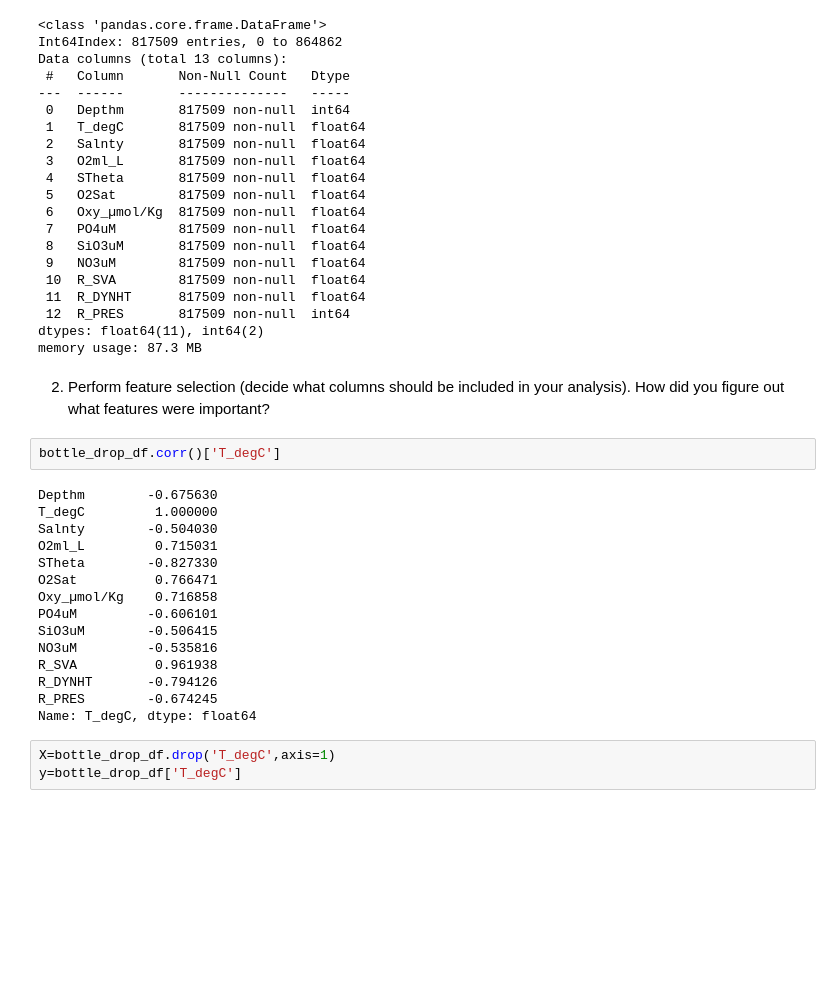
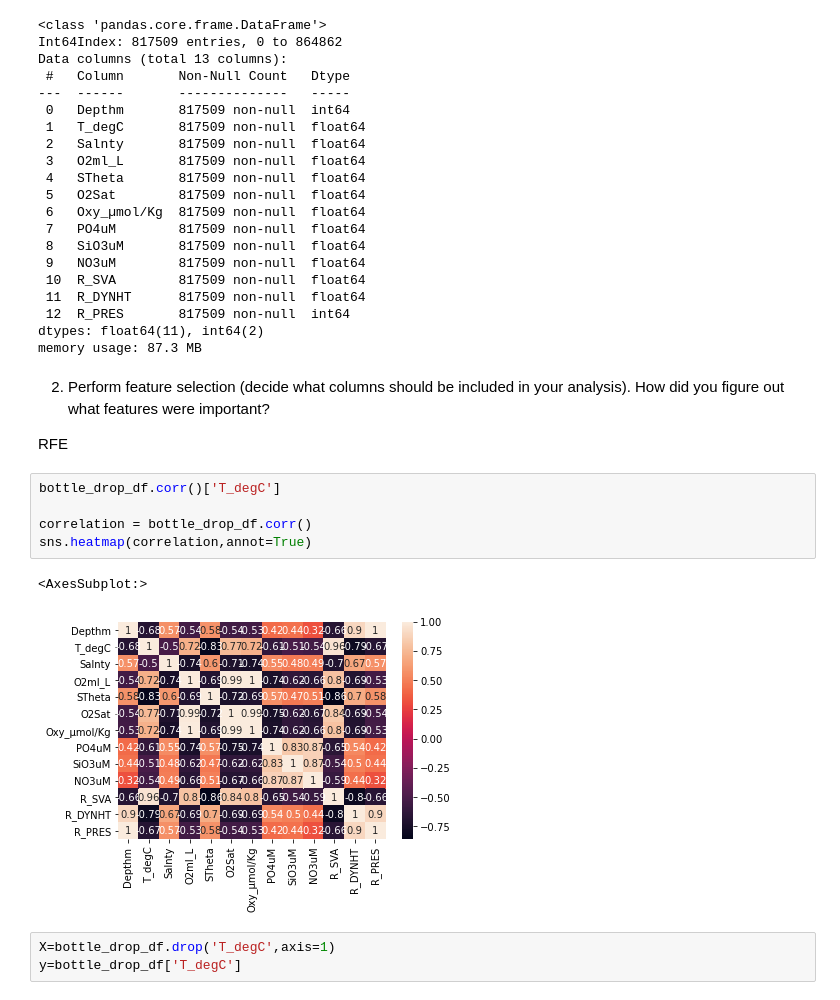
Before and after one commit to SharonBond/homework, a Jupyter notebook: week_14/version_2_week_14_homework.ipynb, the cells around one changed output. Saved outputs shown, nothing was run; the diff lists cells and outputs as text; blank space fills up the shorter version.

```diff
--- a/week_14/version_2_week_14_homework.ipynb
+++ b/week_14/version_2_week_14_homework.ipynb
@@ -133,23 +133,16 @@ dtypes: float64(11), int64(2)
 memory usage: 87.3 MB
 # %% [markdown]
 2.	Perform feature selection (decide what columns should be included in your analysis). How did you figure out what features were important?
+
+RFE
-# %%
-bottle_drop_df.corr()['T_degC']
-# %% [output]
-Depthm        -0.675630
-T_degC         1.000000
-Salnty        -0.504030
-O2ml_L         0.715031
-STheta        -0.827330
-O2Sat          0.766471
-Oxy_µmol/Kg    0.716858
-PO4uM         -0.606101
-SiO3uM        -0.506415
-NO3uM         -0.535816
-R_SVA          0.961938
-R_DYNHT       -0.794126
-R_PRES        -0.674245
-Name: T_degC, dtype: float64
+# %%
+bottle_drop_df.corr()['T_degC']
+
+correlation = bottle_drop_df.corr()
+sns.heatmap(correlation,annot=True)
+# %% [output]
+<AxesSubplot:>
+[figure, added]
 # %%
 X=bottle_drop_df.drop('T_degC',axis=1)
 y=bottle_drop_df['T_degC']
```
Also changed, not shown: parts of 5 cells of this notebook.
